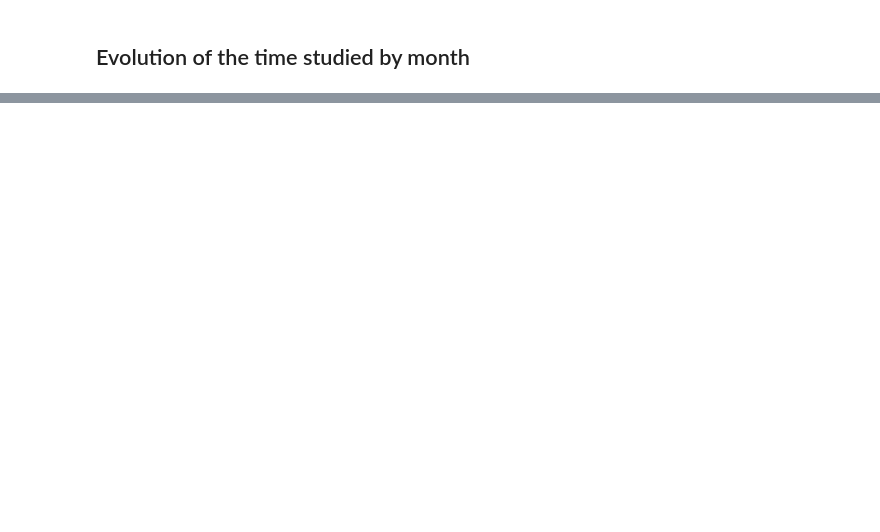
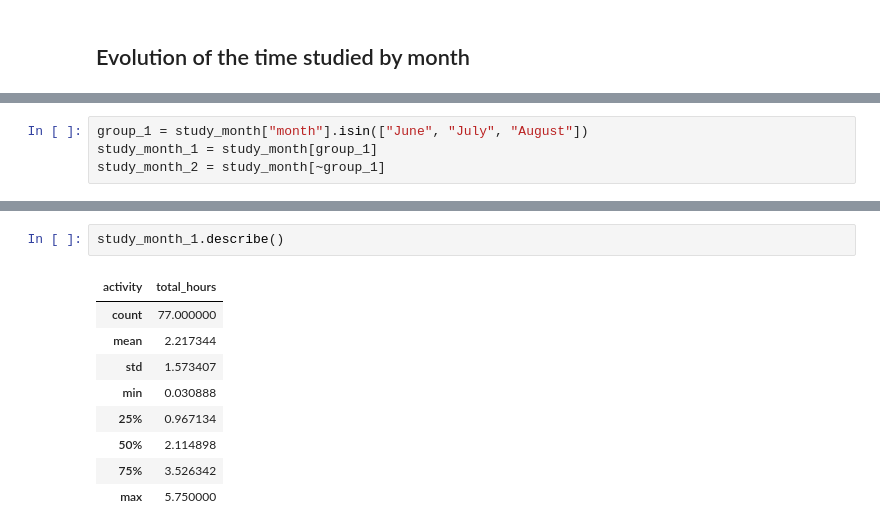
Before and after one commit to Oddman43/BIR_EDA, a Jupyter notebook: notebooks/data_analysis.ipynb, the cells around one changed output, grey strips where cells are left out. Saved outputs shown, nothing was run; the diff lists cells and outputs as text; blank space fills up the shorter version.

```diff
--- a/notebooks/data_analysis.ipynb
+++ b/notebooks/data_analysis.ipynb
@@ -977,0 +990,4 @@ plt.show()
+# %%
+group_1 = study_month["month"].isin(["June", "July", "August"])
+study_month_1 = study_month[group_1]
+study_month_2 = study_month[~group_1]
@@ -977,0 +1004,12 @@ plt.show()
+# %%
+study_month_1.describe()
+# %% [output]
+| activity | total_hours |
+| count | 77.000000 |
+| mean | 2.217344 |
+| std | 1.573407 |
+| min | 0.030888 |
+| 25% | 0.967134 |
+| 50% | 2.114898 |
+| 75% | 3.526342 |
+| max | 5.750000 |
```
Also changed, not shown: parts of 11 cells of this notebook, 1 other file.
